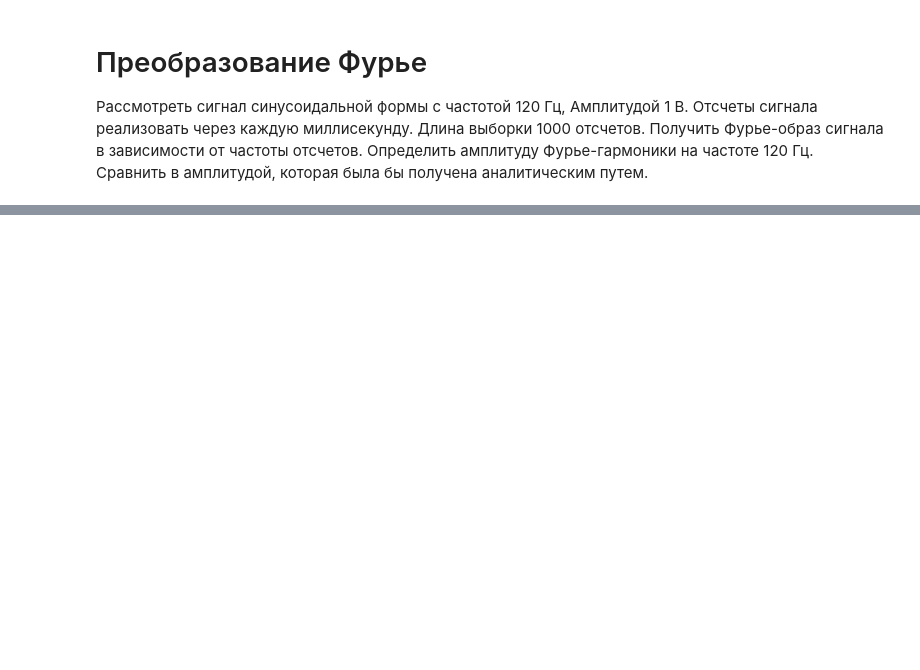
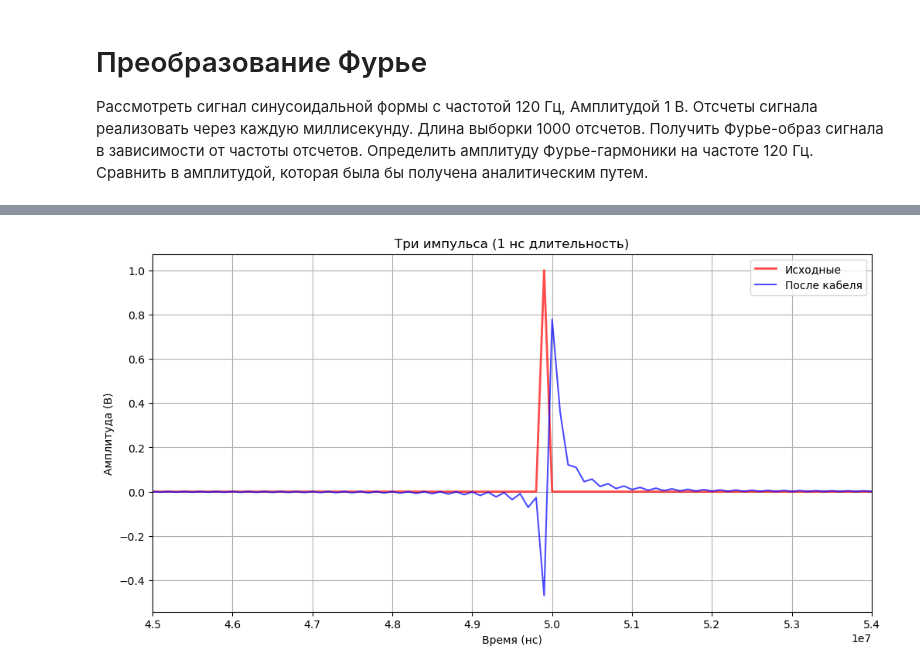
Before and after one commit to NevssZeppeli/computer_simulation_nsu, a Jupyter notebook: fourier.ipynb, the cells around one changed output, grey strips where cells are left out. Cells and saved outputs as stored; diff of their text form; code cells hidden in the pictures; blank space fills up the shorter version.

```diff
--- a/fourier.ipynb
+++ b/fourier.ipynb
@@ -59,0 +208,27 @@ ax[1].grid(True, alpha=0.7)
+# %%
+# Используем микросекундные импульсы с текущей частотой дискретизации
+T = 1/50000
+N = 1000
+duration = 0.1
+
+t = np.linspace(0, duration, N, endpoint=False)
+
+_, pulse1 = square_impulse(1e-9, 0.01, N, T, 1.0)
+_, pulse2 = square_impulse(1e-9, 0.014, N, T, 1.0)
+_, pulse3 = square_impulse(1e-9, 0.016, N, T, 1.0)
+
+pulses_signal = pulse1 + pulse2 + pulse3
+
+pulses_dispersed, _, _ = propagate(pulses_signal, cable_length, T)
+
+plt.figure(figsize=(12, 6))
+plt.plot(t * 1e9, pulses_signal, alpha=0.7, label='Исходные', markersize=4, color='red', linewidth=2)
+plt.plot(t * 1e9, pulses_dispersed, alpha=0.7, label='После кабеля', markersize=3, color='blue', linewidth=1.5)
+plt.title('Три импульса (1 нс длительность)')
+plt.xlabel('Время (нс)')
+plt.ylabel('Амплитуда (В)')
+plt.legend()
+plt.xlim(0.45e8, 0.54e8)
+plt.grid(True)
+# %% [output]
+[figure, added]
```
Also changed, not shown: parts of 5 cells of this notebook.
